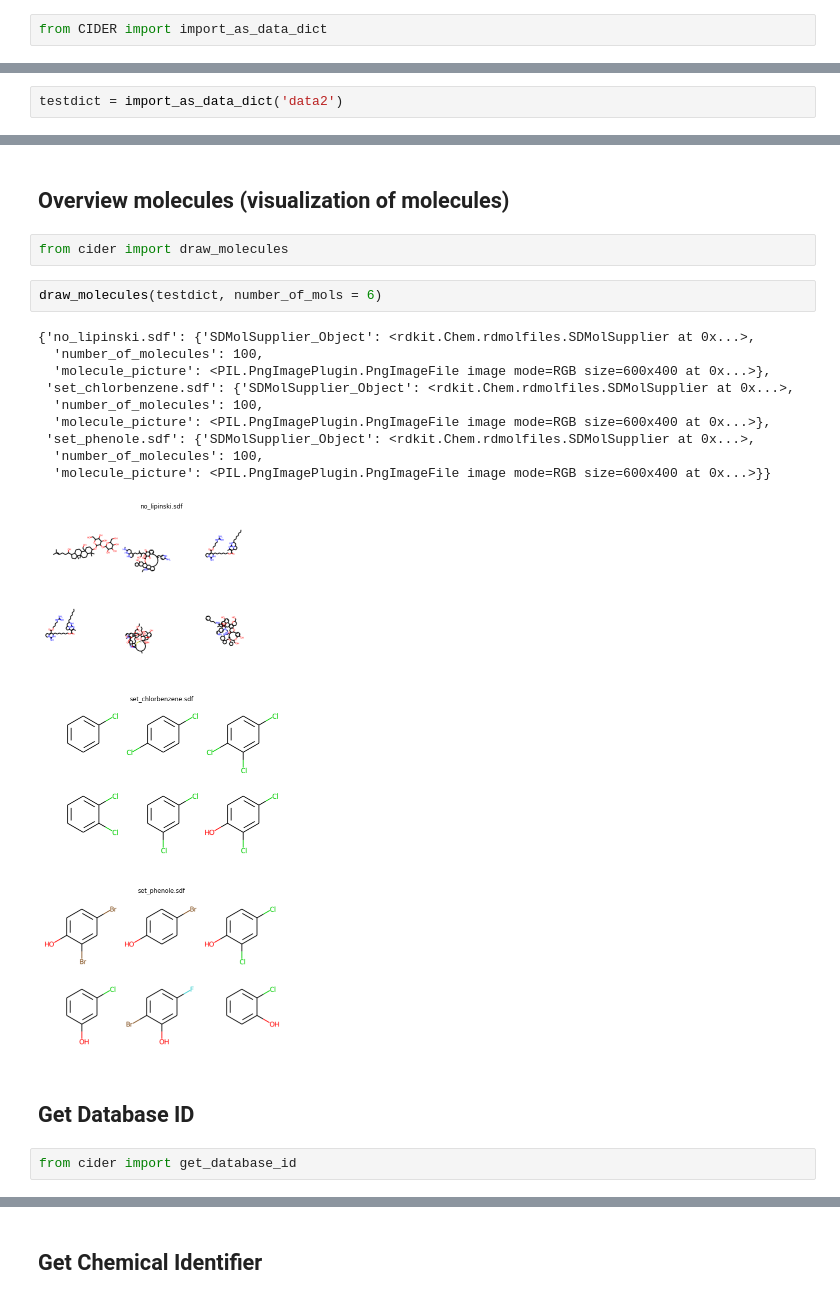
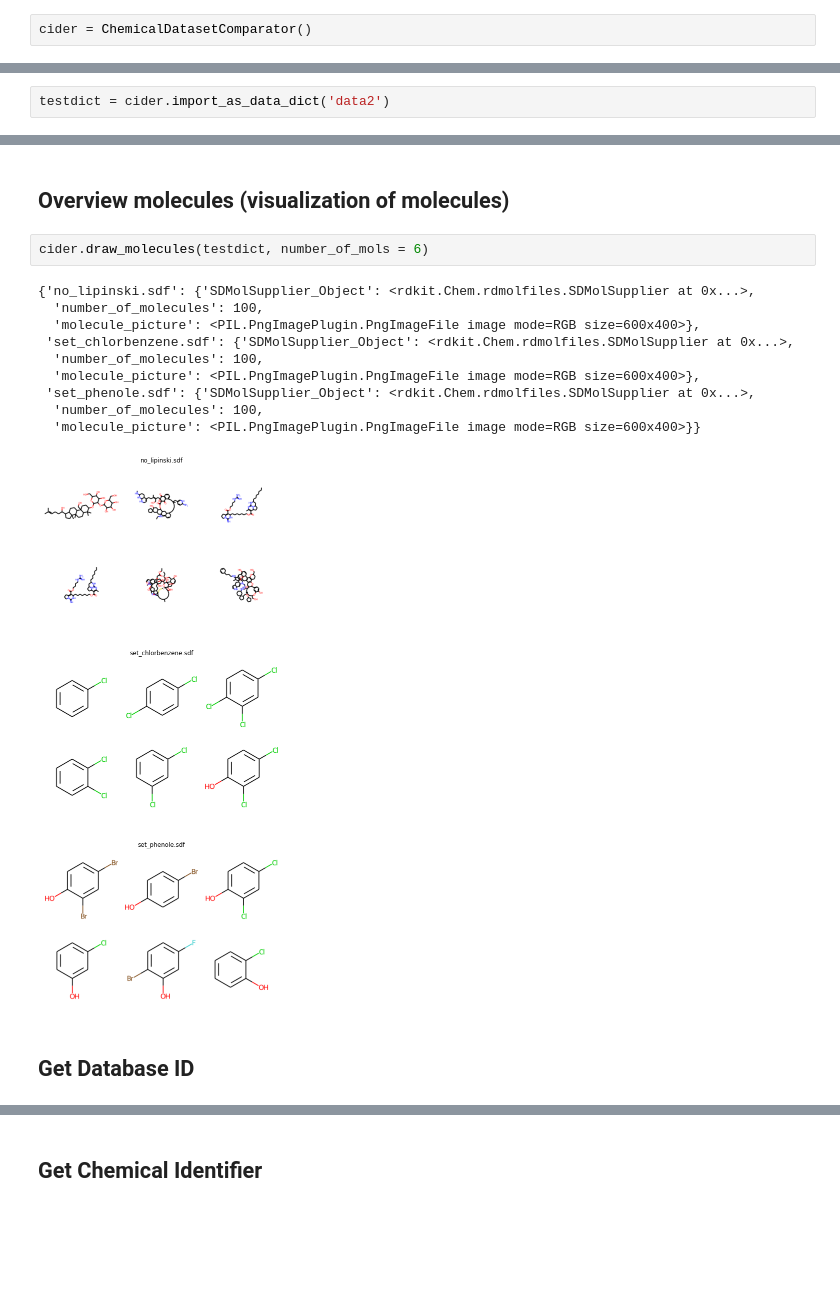
Before and after one commit to Steinbeck-Lab/ChemIcal-DatasEt-comparatoR, a Jupyter notebook: Workflow/CIDER_Workflow.ipynb, the cells around one changed output, grey strips where cells are left out. Saved outputs shown, nothing was run; the diff lists cells and outputs as text; blank space fills up the shorter version.

Commit message:
Updated Notebook and cider.py file

```diff
--- a/Workflow/CIDER_Workflow.ipynb
+++ b/Workflow/CIDER_Workflow.ipynb
@@ -45,2 +5,2 @@ import CIDER
 # %%
-from CIDER import import_as_data_dict
+cider = ChemicalDatasetComparator()
@@ -49,2 +7,2 @@ ImportError: cannot import name 'import_as_data_dict' from 'CIDER' (C:\Users\xi5
 # %%
-testdict = import_as_data_dict('data2')
+testdict = cider.import_as_data_dict('data2')
@@ -63,22 +23,18 @@ NameError: name 'get_number_of_molecules' is not defined
 # %% [markdown]
 ## Overview molecules (visualization of molecules)
-# %%
-from cider import draw_molecules
 # %%
-draw_molecules(testdict, number_of_mols = 6)
+cider.draw_molecules(testdict, number_of_mols = 6)
 # %% [output]
 {'no_lipinski.sdf': {'SDMolSupplier_Object': <rdkit.Chem.rdmolfiles.SDMolSupplier at 0x...>,
   'number_of_molecules': 100,
-  'molecule_picture': <PIL.PngImagePlugin.PngImageFile image mode=RGB size=600x400 at 0x...>},
+  'molecule_picture': <PIL.PngImagePlugin.PngImageFile image mode=RGB size=600x400>},
  'set_chlorbenzene.sdf': {'SDMolSupplier_Object': <rdkit.Chem.rdmolfiles.SDMolSupplier at 0x...>,
   'number_of_molecules': 100,
-  'molecule_picture': <PIL.PngImagePlugin.PngImageFile image mode=RGB size=600x400 at 0x...>},
+  'molecule_picture': <PIL.PngImagePlugin.PngImageFile image mode=RGB size=600x400>},
  'set_phenole.sdf': {'SDMolSupplier_Object': <rdkit.Chem.rdmolfiles.SDMolSupplier at 0x...>,
   'number_of_molecules': 100,
-  'molecule_picture': <PIL.PngImagePlugin.PngImageFile image mode=RGB size=600x400 at 0x...>}}
+  'molecule_picture': <PIL.PngImagePlugin.PngImageFile image mode=RGB size=600x400>}}
-[figure, old version]
+[figure, new version]
 # %% [markdown]
 ## Get  Database ID
-# %%
-from cider import get_database_id
 # %%
```
Also changed, not shown: parts of 31 cells of this notebook, 20 other files.
